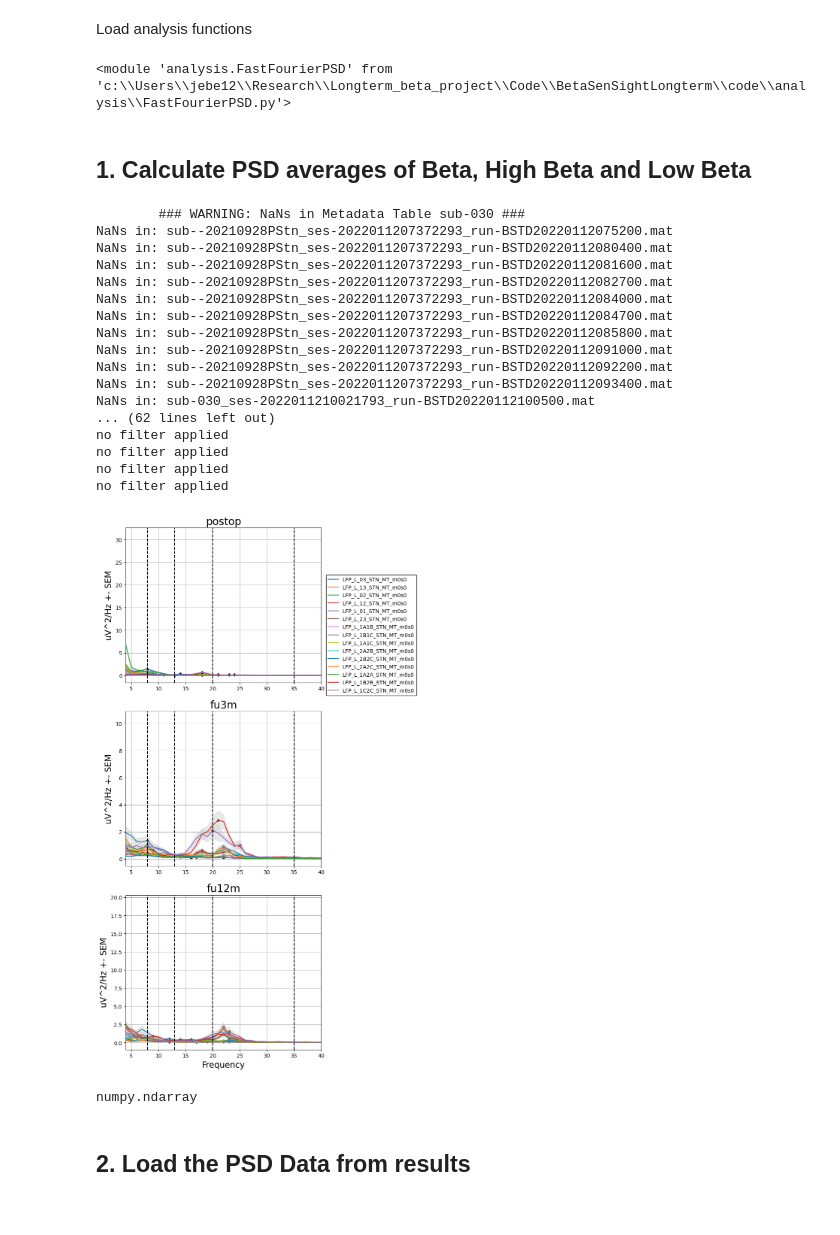
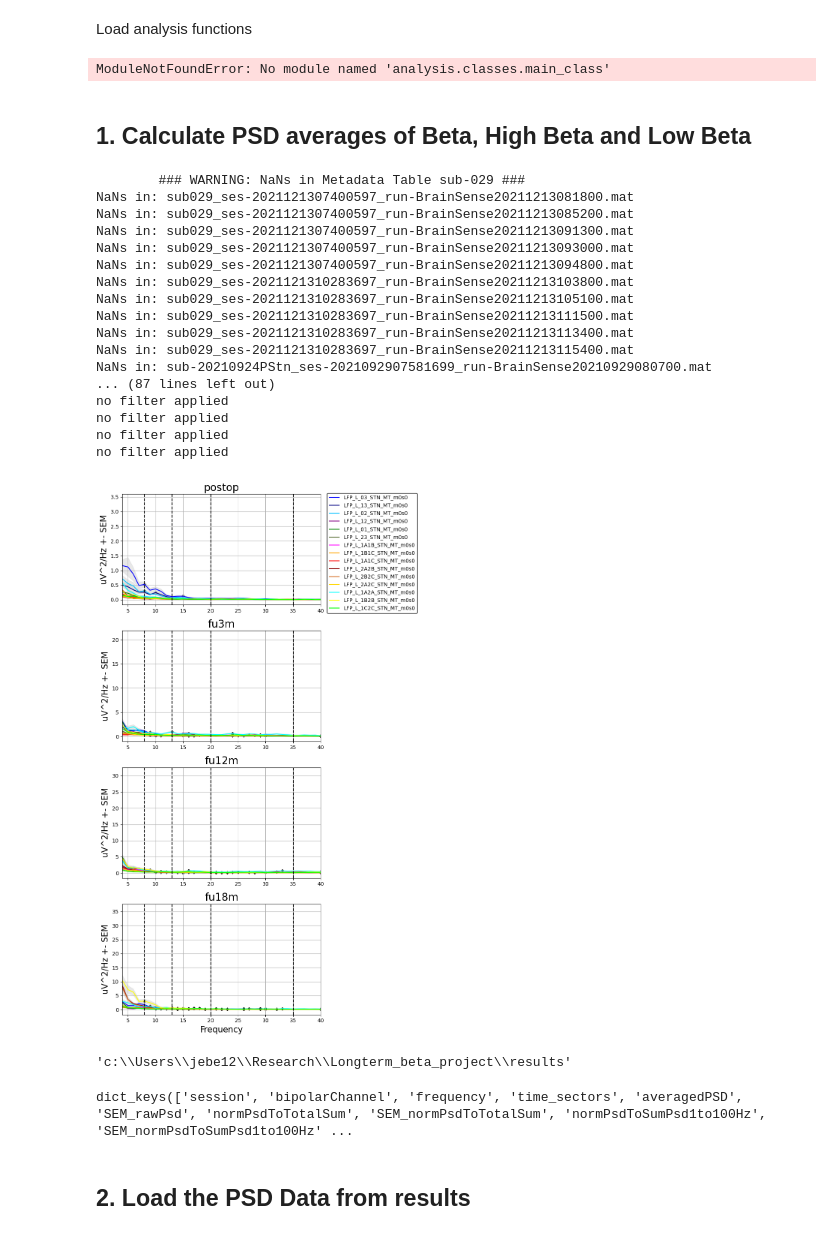
Before and after one commit to JKBehnke/BetaSenSightLongterm, a Jupyter notebook: code/notebooks/LongitudinalBetaAnalysis.ipynb, the cells around one changed output. Drawn from its saved outputs; the diff is of its cells as text; code cells hidden in the pictures.

Commit message:
renamed class folder

```diff
--- a/code/notebooks/LongitudinalBetaAnalysis.ipynb
+++ b/code/notebooks/LongitudinalBetaAnalysis.ipynb
@@ -113,54 +114,57 @@ Load analysis functions
 import analysis.BSSuPsd as BSSuPsd
 import analysis.FastFourierPSD as FFpsd
 import analysis.MonoRef_JLB as MonoRefJLB
-import analysis.loadCSVresults as loadcsv
+import analysis.loadResults as loadResults
+import analysis.find_folders as find_folders
 import analysis.HighestRankedChannelPSD as highestRank
 import analysis.GroupMonopolarPSD as groupMonopol
 import analysis.PSDaverage_Comparisons as comparisonPSD
 
+# import Classes
+import analysis.classes.main_class as mainClass
+
+
 importlib.reload(BSSuPsd)
 importlib.reload(MonoRefJLB)
-importlib.reload(loadcsv)
+importlib.reload(loadResults)
 importlib.reload(highestRank)
 importlib.reload(groupMonopol)
 importlib.reload(comparisonPSD)
 importlib.reload(FFpsd)
+importlib.reload(find_folders)
+# importlib.reload(metadata)
 # %% [output]
-<module 'analysis.FastFourierPSD' from 'c:\\Users\\jebe12\\Research\\Longterm_beta_project\\Code\\BetaSenSightLongterm\\code\\analysis\\FastFourierPSD.py'>
+ModuleNotFoundError: No module named 'analysis.classes.main_class'
 # %% [markdown]
 ## 1. Calculate PSD averages of Beta, High Beta and Low Beta
 # %%
 FF_psd_sub024 = FFpsd.spectrogram_Psd(
-    incl_sub = "030",
-    incl_session = ["postop", "fu3m", "fu12m"],
+    incl_sub = "029",
+    incl_session = ["postop", "fu3m", "fu12m", "fu18m"],
     incl_condition = ["m0s0"],
     incl_contact=['RingL', 'SegmIntraL', 'SegmInterL'],
     pickChannels=['03', '13', '02', '12', '01', '23',
                   '1A1B', '1B1C', '1A1C', '2A2B', '2B2C', '2A2C',
                   '1A2A', '1B2B', '1C2C'],
     hemisphere="Left",
     normalization = "rawPSD",
     filter = "unfiltered")
 # %% [output]
-        ### WARNING: NaNs in Metadata Table sub-030 ###
-NaNs in: sub--20210928PStn_ses-2022011207372293_run-BSTD20220112075200.mat
-NaNs in: sub--20210928PStn_ses-2022011207372293_run-BSTD20220112080400.mat
-NaNs in: sub--20210928PStn_ses-2022011207372293_run-BSTD20220112081600.mat
-NaNs in: sub--20210928PStn_ses-2022011207372293_run-BSTD20220112082700.mat
-NaNs in: sub--20210928PStn_ses-2022011207372293_run-BSTD20220112084000.mat
-NaNs in: sub--20210928PStn_ses-2022011207372293_run-BSTD20220112084700.mat
-NaNs in: sub--20210928PStn_ses-2022011207372293_run-BSTD20220112085800.mat
-NaNs in: sub--20210928PStn_ses-2022011207372293_run-BSTD20220112091000.mat
-NaNs in: sub--20210928PStn_ses-2022011207372293_run-BSTD20220112092200.mat
-NaNs in: sub--20210928PStn_ses-2022011207372293_run-BSTD20220112093400.mat
-NaNs in: sub-030_ses-2022011210021793_run-BSTD20220112100500.mat
-... (62 lines left out)
+        ### WARNING: NaNs in Metadata Table sub-029 ###
+NaNs in: sub029_ses-2021121307400597_run-BrainSense20211213081800.mat
+NaNs in: sub029_ses-2021121307400597_run-BrainSense20211213085200.mat
+NaNs in: sub029_ses-2021121307400597_run-BrainSense20211213091300.mat
+NaNs in: sub029_ses-2021121307400597_run-BrainSense20211213093000.mat
+NaNs in: sub029_ses-2021121307400597_run-BrainSense20211213094800.mat
+NaNs in: sub029_ses-2021121310283697_run-BrainSense20211213103800.mat
+NaNs in: sub029_ses-2021121310283697_run-BrainSense20211213105100.mat
+NaNs in: sub029_ses-2021121310283697_run-BrainSense20211213111500.mat
+NaNs in: sub029_ses-2021121310283697_run-BrainSense20211213113400.mat
+NaNs in: sub029_ses-2021121310283697_run-BrainSense20211213115400.mat
+NaNs in: sub-20210924PStn_ses-2021092907581699_run-BrainSense20210929080700.mat
+... (87 lines left out)
 no filter applied
 no filter applied
 no filter applied
 no filter applied
-[figure, old version]
+[figure, new version]
-# %%
-type(FF_psd_sub024["rawPsdDataFrame_unfiltered"].iloc[0]["averagedPSD"])
-# %% [output]
-numpy.ndarray
@@ -166,0 +173,4 @@ numpy.ndarray
+# %%
+path
+# %% [output]
+'c:\\Users\\jebe12\\Research\\Longterm_beta_project\\results'
@@ -167,3 +196,7 @@ numpy.ndarray
+# %%
+data.keys()
+# %% [output]
+dict_keys(['session', 'bipolarChannel', 'frequency', 'time_sectors', 'averagedPSD', 'SEM_rawPsd', 'normPsdToTotalSum', 'SEM_normPsdToTotalSum', 'normPsdToSumPsd1to100Hz', 'SEM_normPsdToSumPsd1to100Hz' ...
 # %% [markdown]
 ## 2. Load the PSD Data from results
 # %%
```
Also changed, not shown: parts of 9 cells of this notebook, 5 other files.
